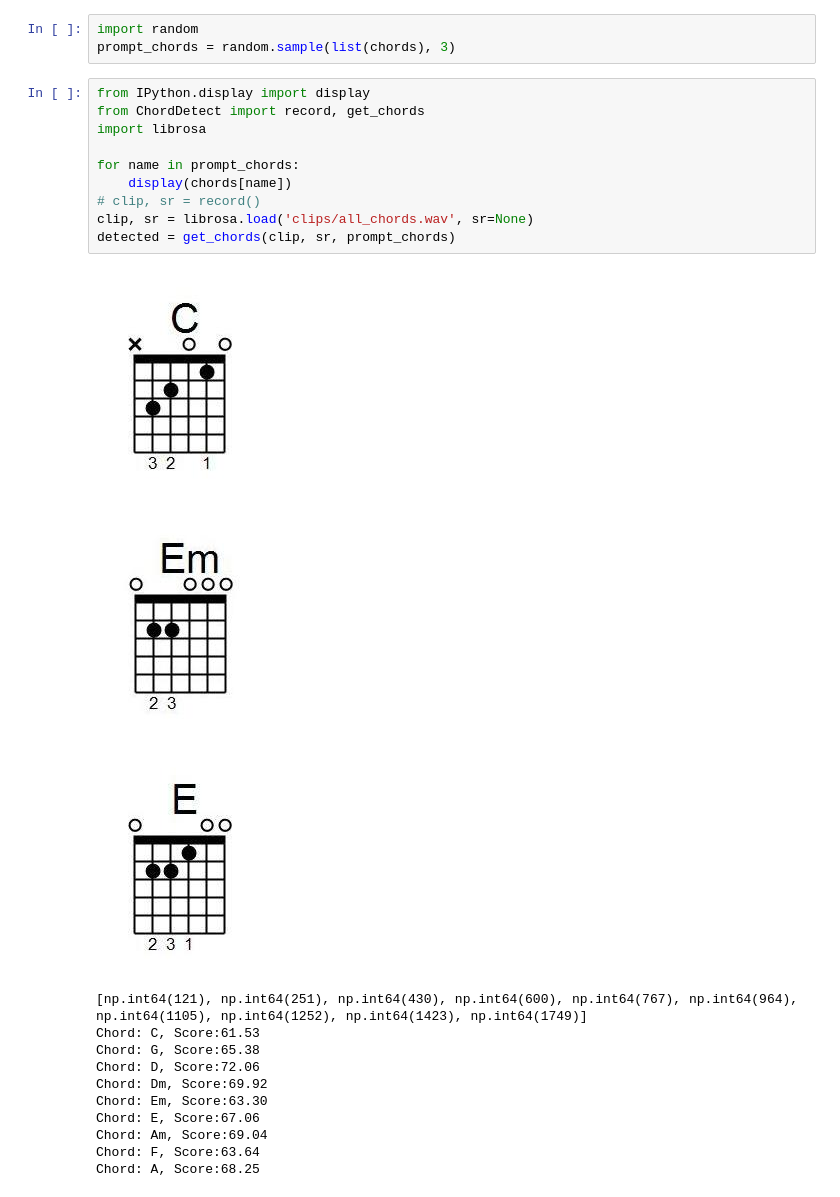
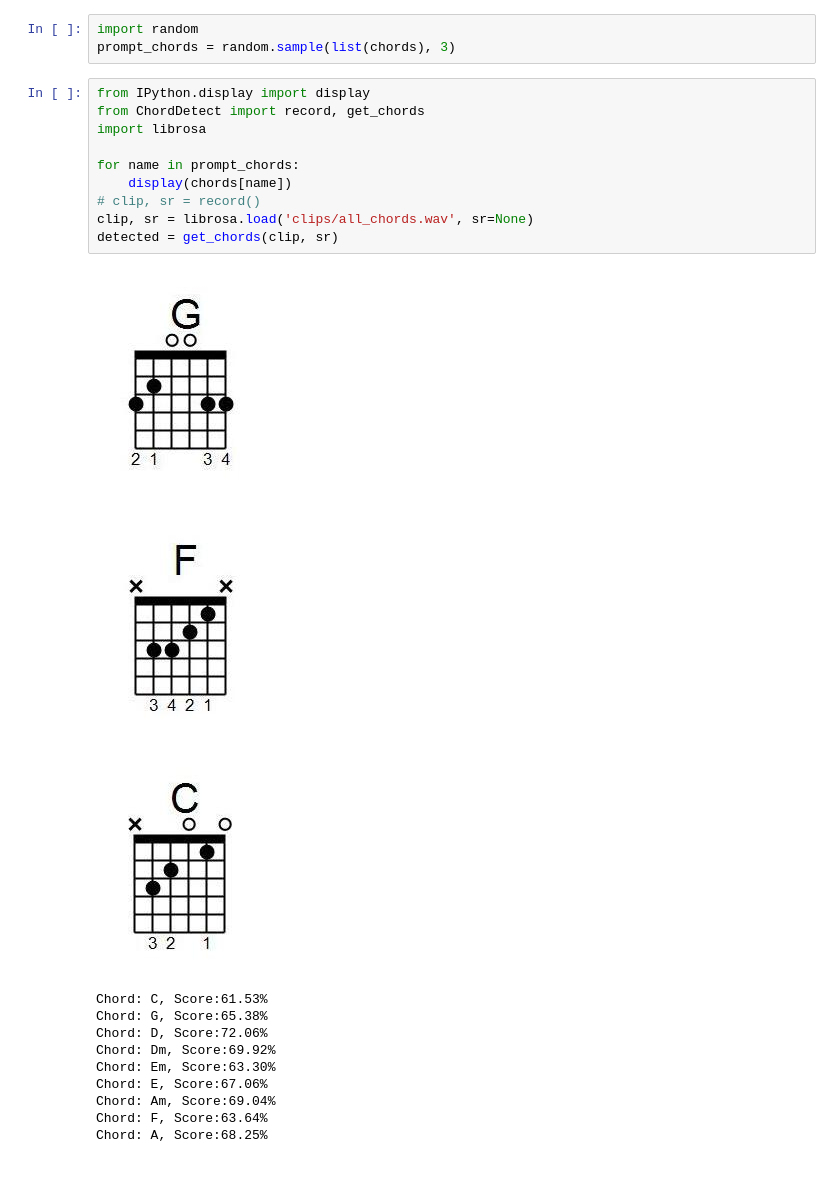
Before and after one commit to lambert-27/fretwave-chord-trainer, a Jupyter notebook: Iteration 1/ChordPromptNotebook.ipynb, the cells around one changed output. Drawn from its saved outputs; the diff is of its cells as text.

```diff
--- a/Iteration 1/ChordPromptNotebook.ipynb
+++ b/Iteration 1/ChordPromptNotebook.ipynb
@@ -29,24 +29,23 @@ prompt_chords = random.sample(list(chords), 3)
 # %%
 from IPython.display import display
 from ChordDetect import record, get_chords
 import librosa
 
 for name in prompt_chords:
     display(chords[name])
 # clip, sr = record()
 clip, sr = librosa.load('clips/all_chords.wav', sr=None)
-detected = get_chords(clip, sr, prompt_chords)
+detected = get_chords(clip, sr)
 # %% [output]
-[figure, old version]
+[figure, new version]
-[figure, old version]
+[figure, new version]
-[figure, old version]
+[figure, new version]
-[np.int64(121), np.int64(251), np.int64(430), np.int64(600), np.int64(767), np.int64(964), np.int64(1105), np.int64(1252), np.int64(1423), np.int64(1749)]
-Chord: C, Score:61.53
-Chord: G, Score:65.38
-Chord: D, Score:72.06
-Chord: Dm, Score:69.92
-Chord: Em, Score:63.30
-Chord: E, Score:67.06
-Chord: Am, Score:69.04
-Chord: F, Score:63.64
-Chord: A, Score:68.25
+Chord: C, Score:61.53%
+Chord: G, Score:65.38%
+Chord: D, Score:72.06%
+Chord: Dm, Score:69.92%
+Chord: Em, Score:63.30%
+Chord: E, Score:67.06%
+Chord: Am, Score:69.04%
+Chord: F, Score:63.64%
+Chord: A, Score:68.25%
```
Also changed, not shown: 1 other file.
